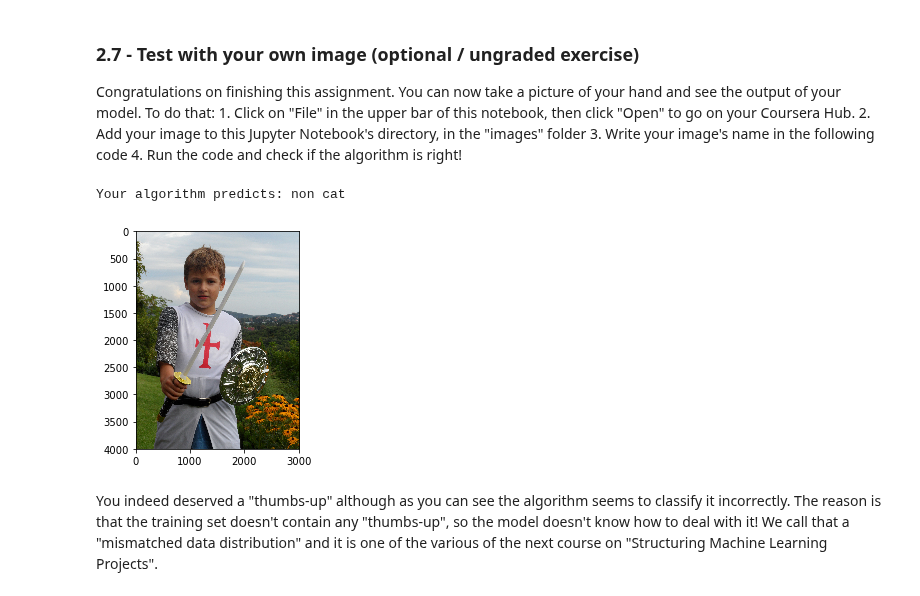
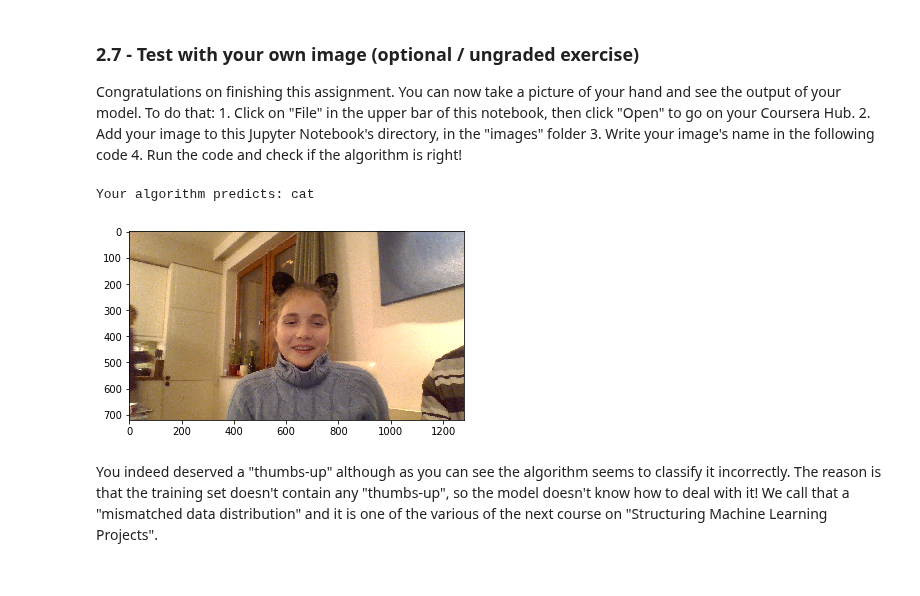
Before and after one commit to minimalgeek/Python, a Jupyter notebook: Deep_Learning/Week7/Tensorflow+Tutorial.ipynb, the cells around one changed output. Cells and saved outputs as stored; diff of their text form; code cells hidden in the pictures.

```diff
--- a/Deep_Learning/Week7/Tensorflow+Tutorial.ipynb
+++ b/Deep_Learning/Week7/Tensorflow+Tutorial.ipynb
@@ -1012,31 +1007,33 @@ Congratulations on finishing this assignment. You can now take a picture of your
 # %%
 import scipy
 from PIL import Image
 from scipy import ndimage
 
 ## START CODE HERE ## (PUT YOUR IMAGE NAME)
 #my_image = "thumbs_up.jpg"
 #my_image = "cat.jpg"
-my_image = "Aron.jpg"
+#my_image = "Aron.jpg"
+my_image = "Nora.jpg"
+#my_image = "Nora_ful_nelkul.jpg"
 ## END CODE HERE ##
 
 # We preprocess your image to fit your algorithm.
 fname = "images/" + my_image
 image = np.array(ndimage.imread(fname, flatten=False))
 my_image = scipy.misc.imresize(image, size=(64,64)).reshape((1, 64*64*3)).T
 my_image_prediction = predict(my_image, parameters)
 
 plt.imshow(image)
 
 #print("Your algorithm predicts: y = " + str(np.squeeze(my_image_prediction)))
 
 if my_image_prediction == 1:
     print("Your algorithm predicts: cat ")
 else:
-    print("Your algorithm predicts: non cat ")
+    print("Your algorithm predicts: noncat ")
 # %% [output]
-Your algorithm predicts: non cat
+Your algorithm predicts: cat
-[figure, old version]
+[figure, new version]
 # %% [markdown]
 You indeed deserved a "thumbs-up" although as you can see the algorithm seems to classify it incorrectly. The reason is that the training set doesn't contain any "thumbs-up", so the model doesn't know how to deal with it! We call that a "mismatched data distribution" and it is one of the various of the next course on "Structuring Machine Learning Projects".
 # %% [markdown]
```
Also changed, not shown: parts of 2 cells of this notebook, 20 other files.
